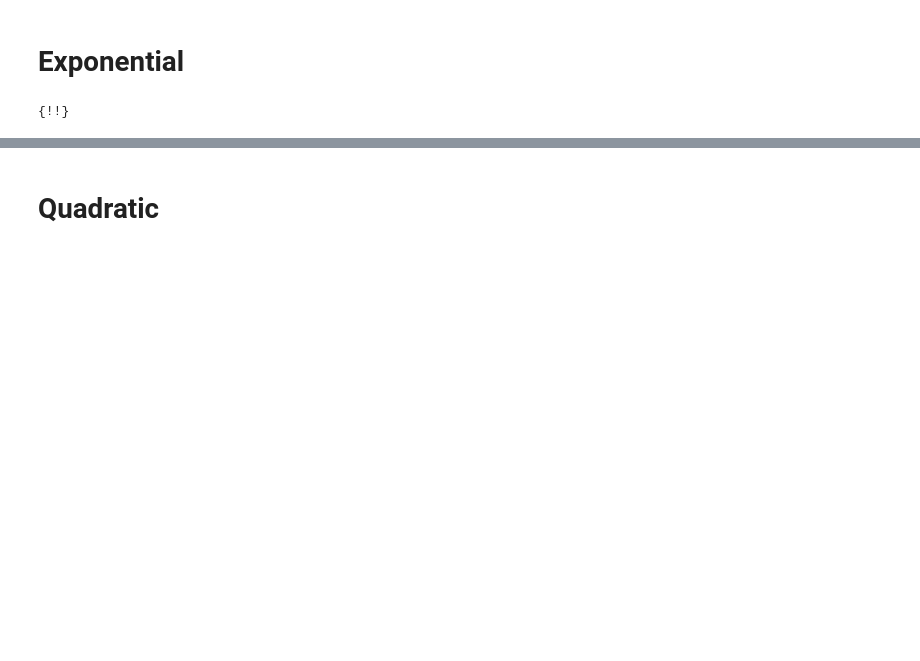
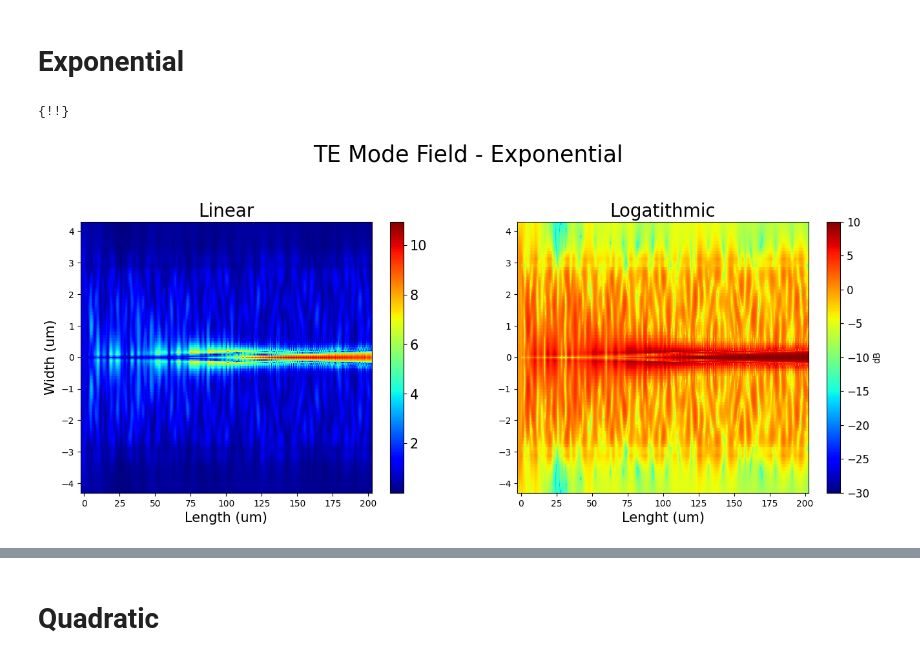
Before and after one commit to Leoopessoa/Edge-Coupler, a Jupyter notebook: Simulation/Components Assembly.ipynb, the cells around one changed output, grey strips where cells are left out. Drawn from its saved outputs; the diff is of its cells as text; code cells hidden in the pictures; blank space fills up the shorter version.

```diff
--- a/Simulation/Components Assembly.ipynb
+++ b/Simulation/Components Assembly.ipynb
@@ -322,3 +464,41 @@ lum.set({
     'z max bc'        : 'Symmetric',
     'simulation time' : time
 })
+# %%
+# Plot Linear and Log TE Mode Field Monitor Graph
+
+figure3 = plt.figure(figsize=(16, 12), edgecolor= 'white', facecolor= 'white')
+
+field = lum.getresult('field','E')
+x = field['x']
+y = field['y']
+E = field['E']
+
+E = np.sqrt(E[:,:,0,:,0]**2 + E[:,:,0,:,1]**2 + E[:,:,0,:,2]**2)
+E = np.transpose(abs(E[:,:,0]))
+np.shape(x[:,0])
+Elog = 10*np.log10(E)
+
+plt.suptitle('TE Mode Field - Exponential', fontsize = 25)
+plt.subplot(221)
+plt.pcolormesh(x[:,0]*1e6,y[:,0]*1e6,E,cmap = 'jet')
+plt.xlabel('Length (um)',fontsize=15)
+plt.ylabel('Width (um)',fontsize=15)
+plt.yticks(fontsize=10)
+plt.xticks(fontsize=10)
+cbar = plt.colorbar()
+cbar.ax.tick_params(labelsize=15)
+plt.title("Linear", fontsize = 20)
+
+plt.subplot(222)
+plt.pcolormesh(x[:,0]*1e6,y[:,0]*1e6,Elog,cmap = 'jet', vmin = -30, vmax = 10)
+plt.xlabel('Lenght (um)',fontsize=15)
+plt.yticks(fontsize=10)
+plt.xticks(fontsize=10)
+cbar = plt.colorbar(label='dB')
+cbar.ax.tick_params(labelsize=12)
+plt.title("Logatithmic", fontsize = 20)
+
+plt.savefig('../Documentation/Figures/FieldMonitorTE_Exponential')
+# %% [output]
+[figure, added]
```
Also changed, not shown: parts of 25 cells of this notebook, 7 other files.
